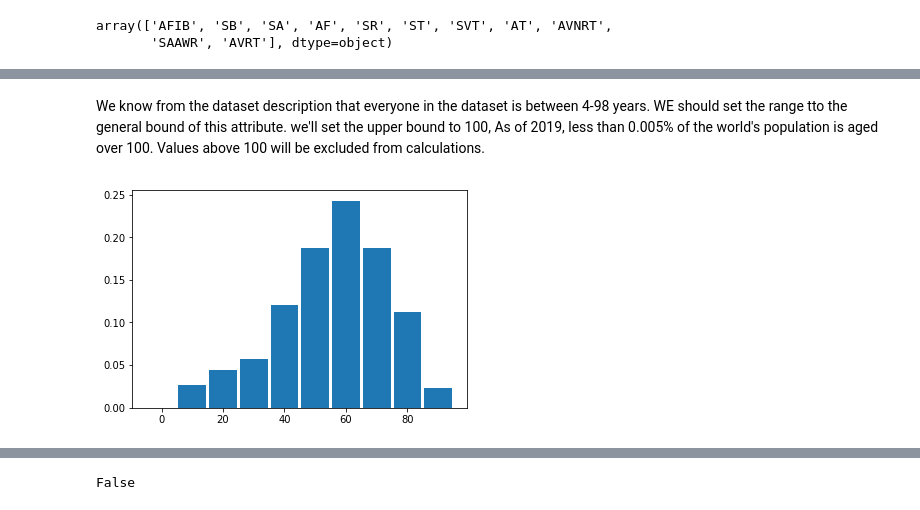
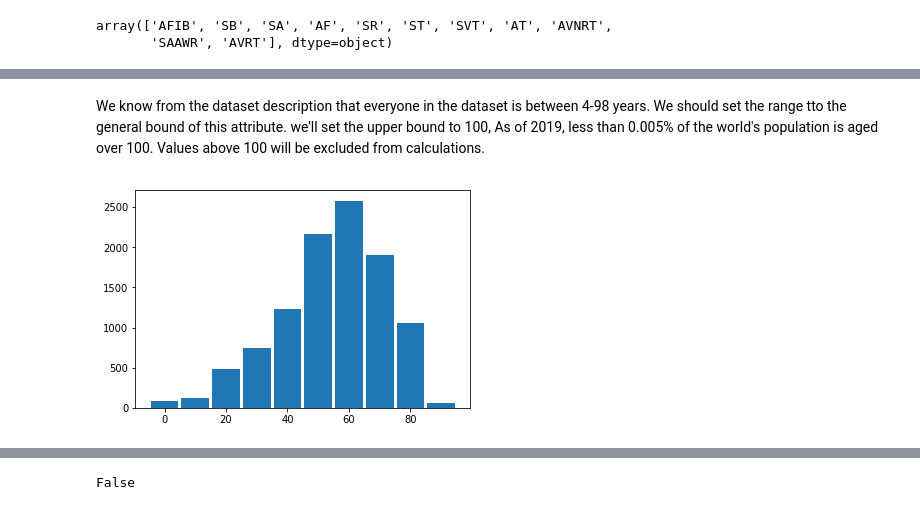
Before and after one commit to arin-gzn/differential-privacy-arrhythmia-analysis, a Jupyter notebook: diffprivlib-ecg.ipynb, the cells around one changed output, grey strips where cells are left out. Cells and saved outputs as stored; diff of their text form; code cells hidden in the pictures.

```diff
--- a/diffprivlib-ecg.ipynb
+++ b/diffprivlib-ecg.ipynb
@@ -168,0 +296,2 @@ plt.show()
+# %%
+total_epsilon_budget=0.2
@@ -168,0 +304,2 @@ plt.show()
+# %%
+epsilon_per_histogram=total_epsilon_budget/14
@@ -179,13 +320,14 @@ plt.show()
 # %% [markdown]
-We know from the dataset description that everyone in the dataset is between 4-98 years. WE should set the range tto the general bound of this attribute. we'll set the upper bound to 100, As of 2019, less than 0.005% of the world's population is aged over 100. Values above 100 will be excluded from calculations.
+We know from the dataset description that everyone in the dataset is between 4-98 years. We should set the range tto the general bound of this attribute. we'll set the upper bound to 100, As of 2019, less than 0.005% of the world's population is aged over 100. Values above 100 will be excluded from calculations.
 # %%
-dp_hist, dp_bins = dp.tools.histogram(ages, epsilon=0.01, range=(0, 100))
-dp_hist = dp_hist / dp_hist.sum()
+#diff priv histogram
+dp_hist, dp_bins = dp.tools.histogram(ages, epsilon=epsilon_per_histogram, range=(0, 100))
+# dp_hist = dp_hist / dp_hist.sum()
 
 plt.bar(dp_bins[:-1], dp_hist, width=(dp_bins[1] - dp_bins[0]) * 0.9)
 plt.show()
 # %% [output]
-[figure, old version]
+[figure, new version]
 # %%
 print("Total histogram error: %f" % np.abs(hist - dp_hist).sum())
 # %% [output]
```
Also changed, not shown: parts of 102 cells of this notebook.
